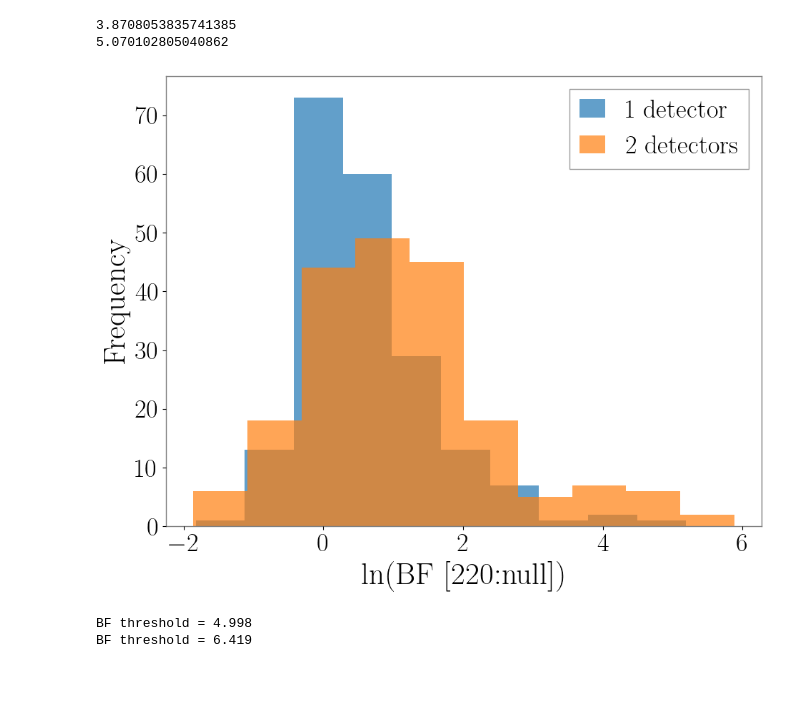
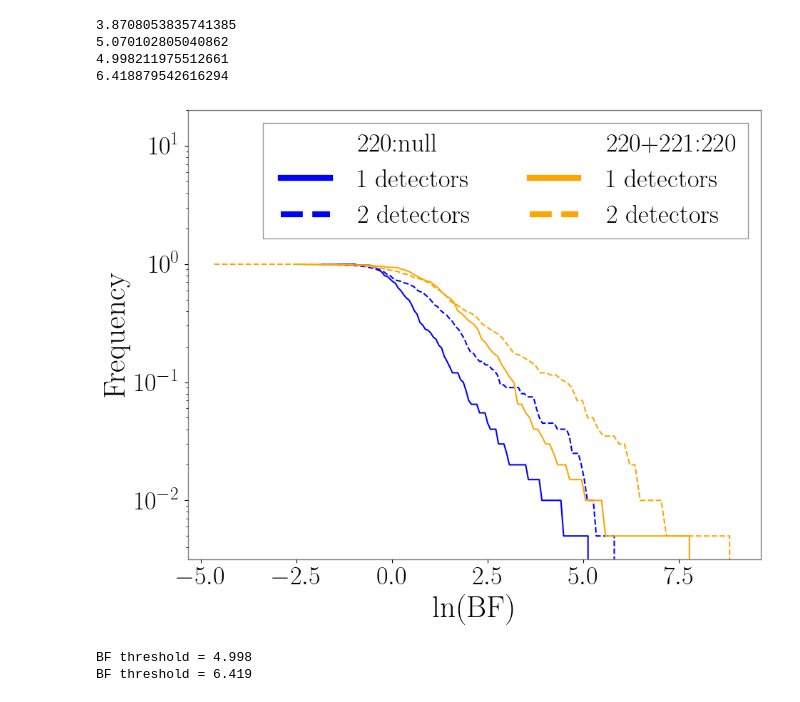
Before and after one commit to Lu-Neil/qnm_filter, a Jupyter notebook: code_demo/paper_plots/bg_thresh_viewResults.ipynb, the cells around one changed output. Drawn from its saved outputs; the diff is of its cells as text; code cells hidden in the pictures.

Commit message:
Changing pdf to CBC style FAP plots

```diff
--- a/code_demo/paper_plots/bg_thresh_viewResults.ipynb
+++ b/code_demo/paper_plots/bg_thresh_viewResults.ipynb
@@ -23,28 +52,55 @@ matplotlib.rcParams.update(mplparams)
 # %%
+pl.plot(np.nan, np.nan, alpha=0, label='220:null')
 data = np.loadtxt("results/O4_design_overfiltered_220:None_ALL.dat")
 [SNRtot_MF, evidence_inj, evidence_filt, nofilter] = data.T
 log_BF = evidence_filt - evidence_inj
-pl.hist(log_BF, bins=10, alpha=0.7, label='1 detector');
+BF_space = np.linspace(min(log_BF), max(log_BF), 100)
+FAP = [np.count_nonzero(log_BF>i)/len(log_BF) for i in BF_space]
+pl.semilogy(BF_space, FAP, label='1 detectors', c='blue')
 print(np.quantile(log_BF, 0.99))
 # pl.axvline(np.quantile(log_BF, 0.99), c='r', ls='--', label='99th percentile')
 # pl.legend()
 
 data = np.loadtxt("results/2detector_O4_design_overfiltered_220:None_ALL.dat")
 [SNRtot_MF, evidence_inj, evidence_filt, nofilter] = data.T
 log_BF = evidence_filt - evidence_inj
 print(np.quantile(log_BF, 0.99))
-pl.hist(log_BF, bins=10, alpha=0.7, label='2 detectors');
+BF_space = np.linspace(min(log_BF), max(log_BF), 100)
+FAP = [np.count_nonzero(log_BF>i)/len(log_BF) for i in BF_space]
+pl.semilogy(BF_space, FAP, label='2 detectors', c='blue', ls='--')
 
-pl.xlabel("ln(BF [220:null])")
+pl.plot(np.nan, np.nan, alpha=0, label='220+221:220')
+data = np.loadtxt("results/O4_design_overfiltered_220+221:220_ALL.dat")
+[SNRtot_MF, evidence_inj, evidence_filt, nofilter] = data.T
+log_BF = evidence_filt - evidence_inj
+BF_space = np.linspace(min(log_BF), max(log_BF), 100)
+FAP = [np.count_nonzero(log_BF>i)/len(log_BF) for i in BF_space]
+pl.semilogy(BF_space, FAP, label='1 detectors', c='orange')
+print(np.quantile(log_BF, 0.99))
+# pl.axvline(np.quantile(log_BF, 0.99), c='r', ls='--', label='99th percentile')
+# pl.legend()
+
+data = np.loadtxt("results/2detector_O4_design_overfiltered_220+221:220_ALL.dat")
+[SNRtot_MF, evidence_inj, evidence_filt, nofilter] = data.T
+log_BF = evidence_filt - evidence_inj
+print(np.quantile(log_BF, 0.99))
+BF_space = np.linspace(min(log_BF), max(log_BF), 100)
+FAP = [np.count_nonzero(log_BF>i)/len(log_BF) for i in BF_space]
+pl.semilogy(BF_space, FAP, label='2 detectors', c='orange', ls='--')
+
+pl.xlabel("ln(BF)")
 pl.ylabel("Frequency")
-pl.legend()
+pl.legend(ncol=2, loc='upper right', handlelength=2.5)
+pl.ylim(10**(-2.5), 2e1)
 # pl.title("0 mode injection case")
 pl.tight_layout()
 pl.savefig("plots/O4_design_0mode_injection_1+2_detectors.pdf")
 # %% [output]
 3.8708053835741385
 5.070102805040862
+4.998211975512661
+6.418879542616294
-[figure, old version]
+[figure, new version]
 # %%
 data = np.loadtxt("results/O4_design_overfiltered_220+221:220_ALL.dat")
 [SNRtot_MF, evidence_inj, evidence_filt, nofilter] = data.T
```
Also changed, not shown: parts of 4 cells of this notebook, 2 other files.
